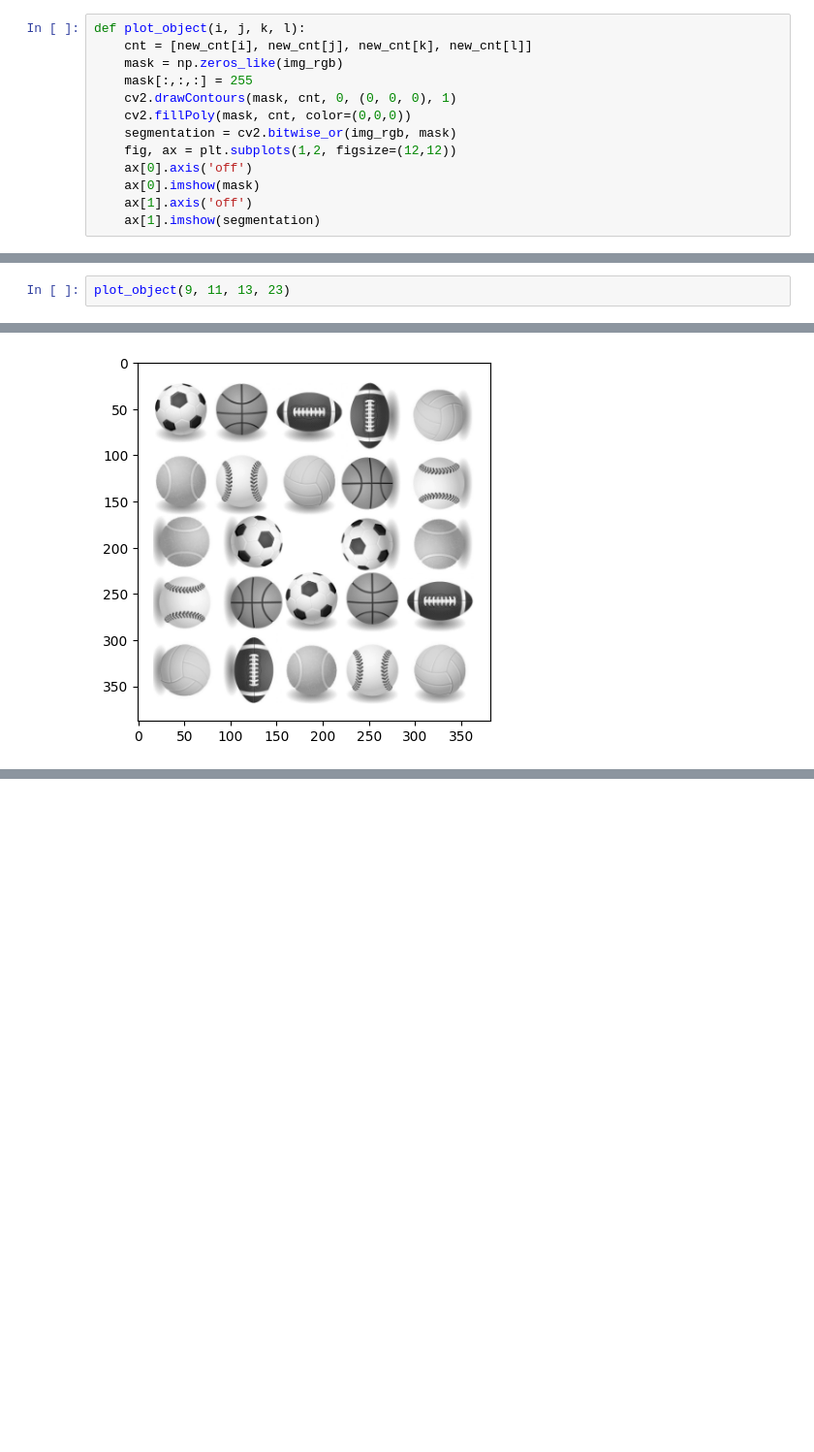
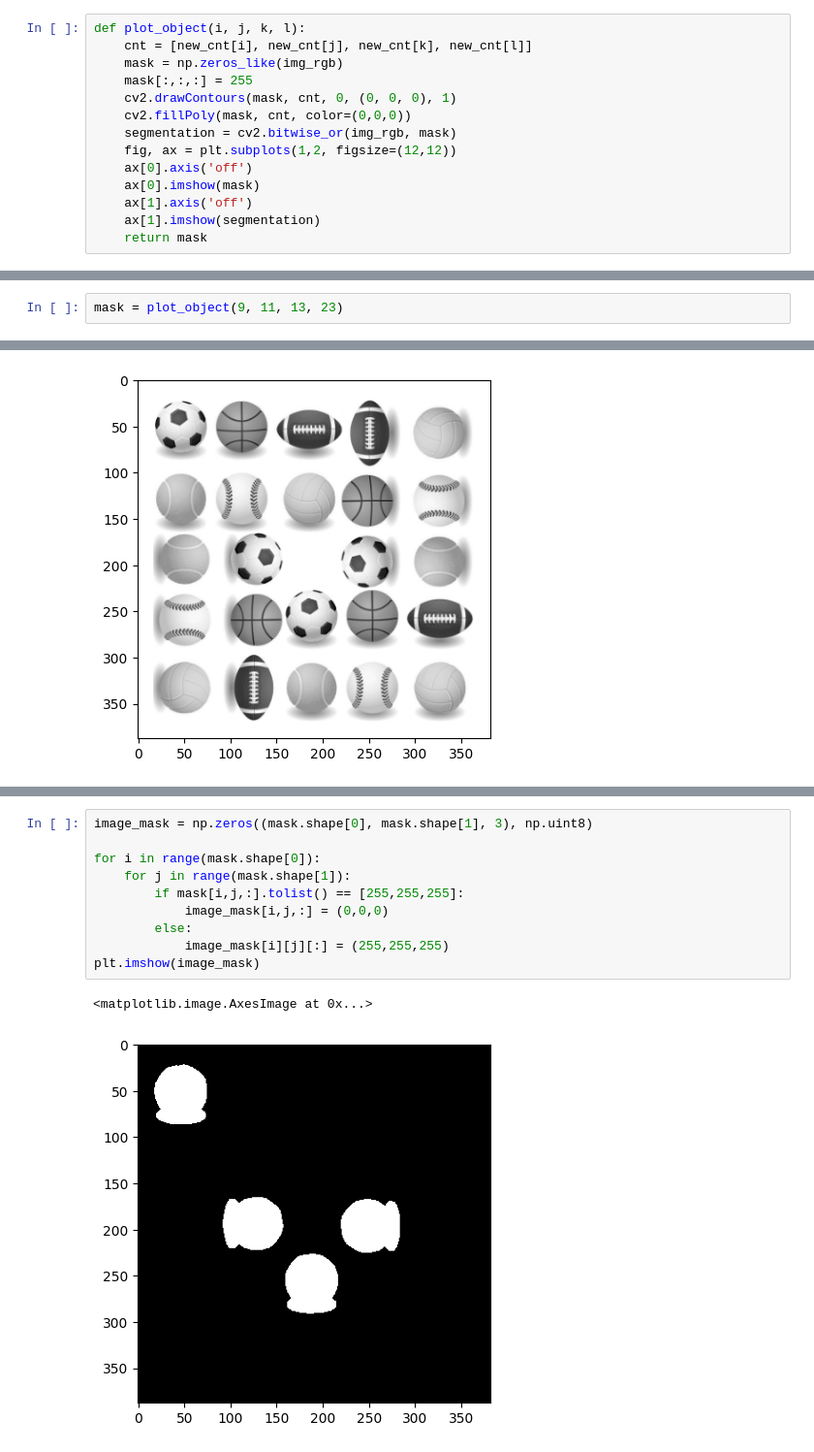
Before and after one commit to pedrodsk/pdi, a Jupyter notebook: notebooks/exercicio_07.ipynb, the cells around one changed output, grey strips where cells are left out. Shown at 97% size. Saved outputs shown, nothing was run; the diff lists cells and outputs as text; blank space fills up the shorter version.

```diff
--- a/notebooks/exercicio_07.ipynb
+++ b/notebooks/exercicio_07.ipynb
@@ -291,6 +291,7 @@ def plot_object(i, j, k, l):
     ax[0].imshow(mask)
     ax[1].axis('off')
     ax[1].imshow(segmentation)
+    return mask
 # %%
 plot_object(0, 7, 14, 18)
 # %% [output]
@@ -312,7 +347,7 @@ plot_object(6, 8, 15, 22)
 # %% [output]
 [figure]
 # %%
-plot_object(9, 11, 13, 23)
+mask = plot_object(9, 11, 13, 23)
 # %% [output]
 [figure]
 # %%
@@ -338,0 +393,13 @@ plt.imshow(gray, cmap='gray')
+# %%
+image_mask = np.zeros((mask.shape[0], mask.shape[1], 3), np.uint8)
+
+for i in range(mask.shape[0]):
+    for j in range(mask.shape[1]):
+        if mask[i,j,:].tolist() == [255,255,255]:
+            image_mask[i,j,:] = (0,0,0)
+        else:
+            image_mask[i][j][:] = (255,255,255)
+plt.imshow(image_mask)
+# %% [output]
+<matplotlib.image.AxesImage at 0x...>
+[figure, added]
```
Also changed, not shown: parts of 14 cells of this notebook, 1 other file.
